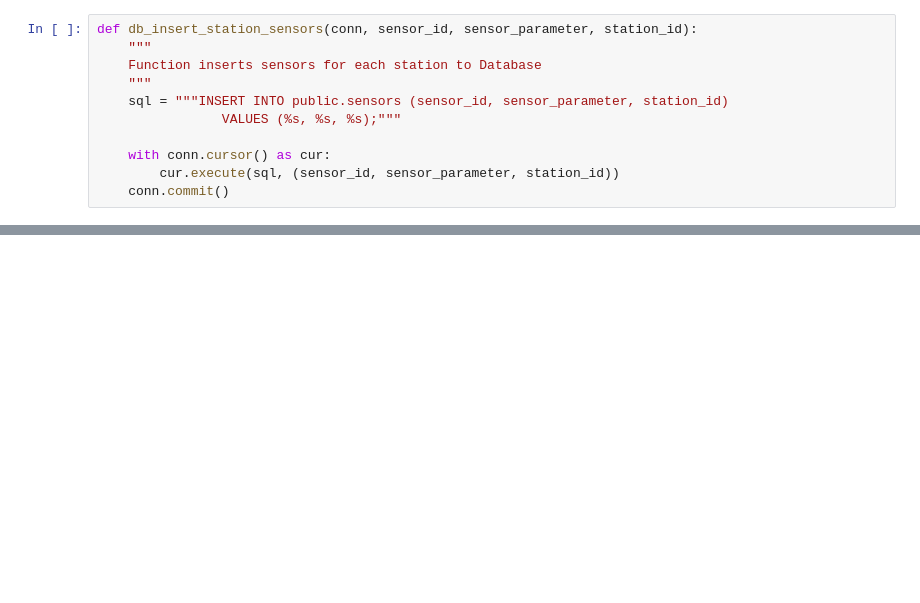
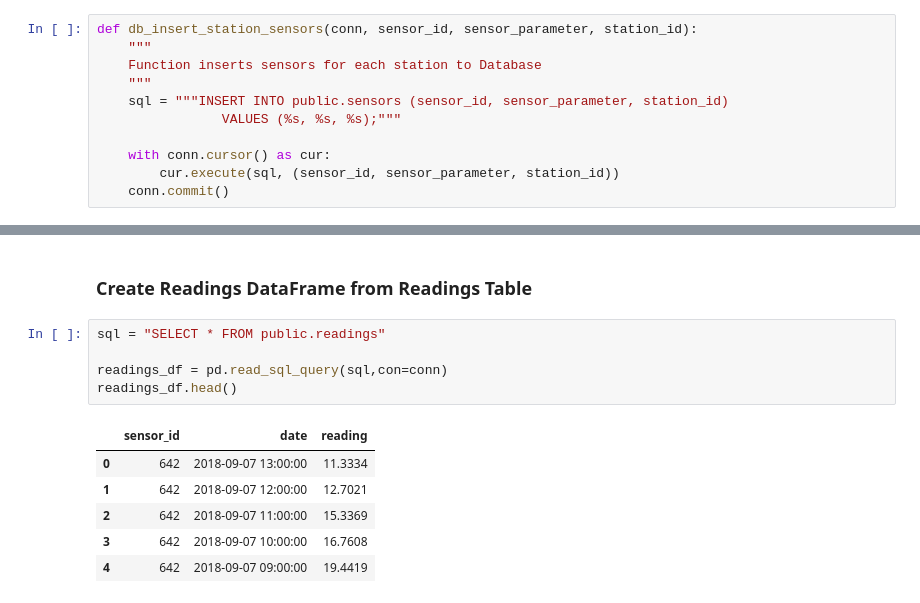
Before and after one commit to lukaszKielar/Home-Air-Quality-Station, a Jupyter notebook: python/GIOS_readings.ipynb, the cells around one changed output, grey strips where cells are left out. Drawn from its saved outputs; the diff is of its cells as text; blank space fills up the shorter version.

```diff
--- a/python/GIOS_readings.ipynb
+++ b/python/GIOS_readings.ipynb
@@ -341,0 +456,14 @@ for station in stations:
+# %% [markdown]
+### Create Readings DataFrame from Readings Table
+# %%
+sql = "SELECT * FROM public.readings"
+
+readings_df = pd.read_sql_query(sql,con=conn)
+readings_df.head()
+# %% [output]
+|  | sensor_id | date | reading |
+| 0 | 642 | 2018-09-07 13:00:00 | 11.3334 |
+| 1 | 642 | 2018-09-07 12:00:00 | 12.7021 |
+| 2 | 642 | 2018-09-07 11:00:00 | 15.3369 |
+| 3 | 642 | 2018-09-07 10:00:00 | 16.7608 |
+| 4 | 642 | 2018-09-07 09:00:00 | 19.4419 |
```
Also changed, not shown: parts of 35 cells of this notebook.
